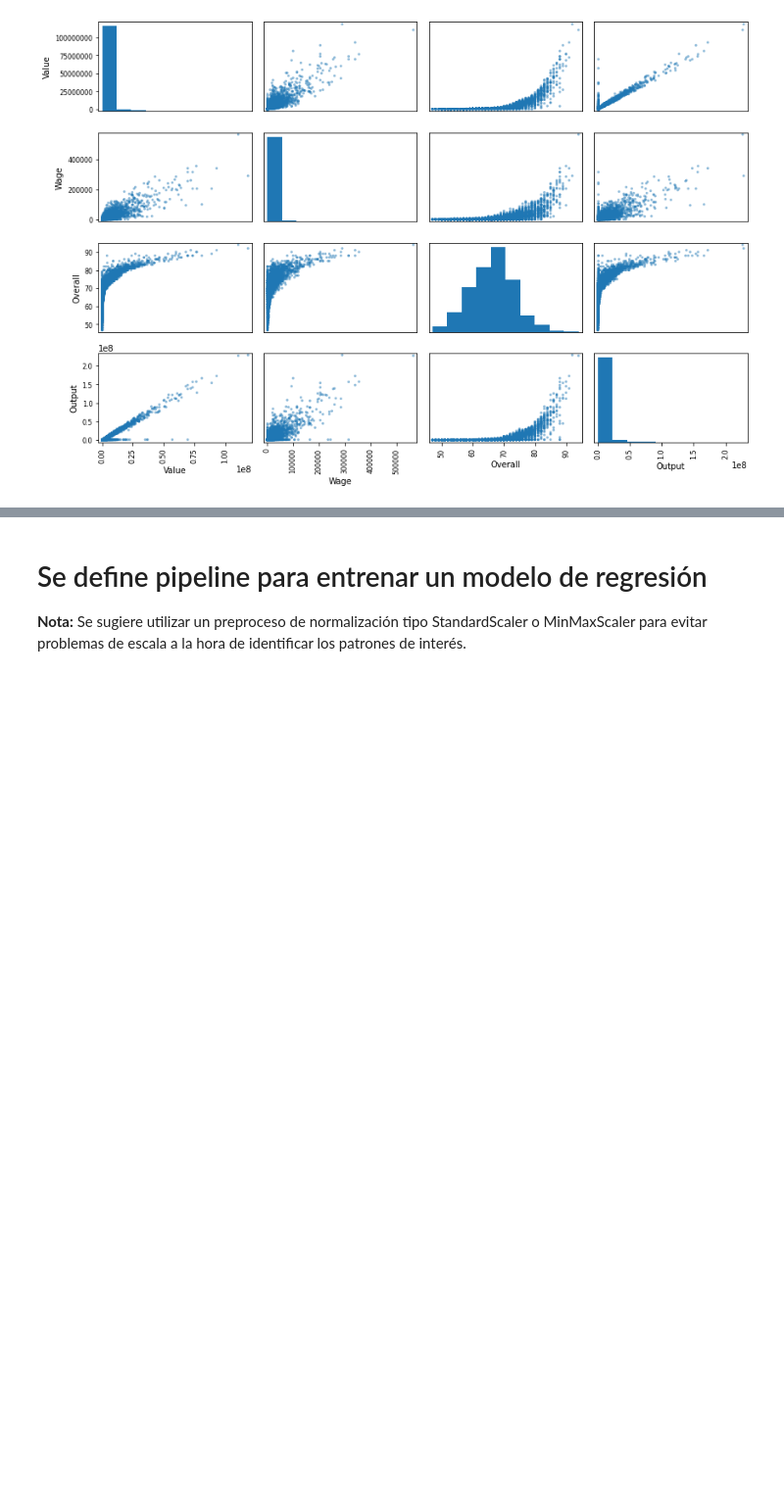
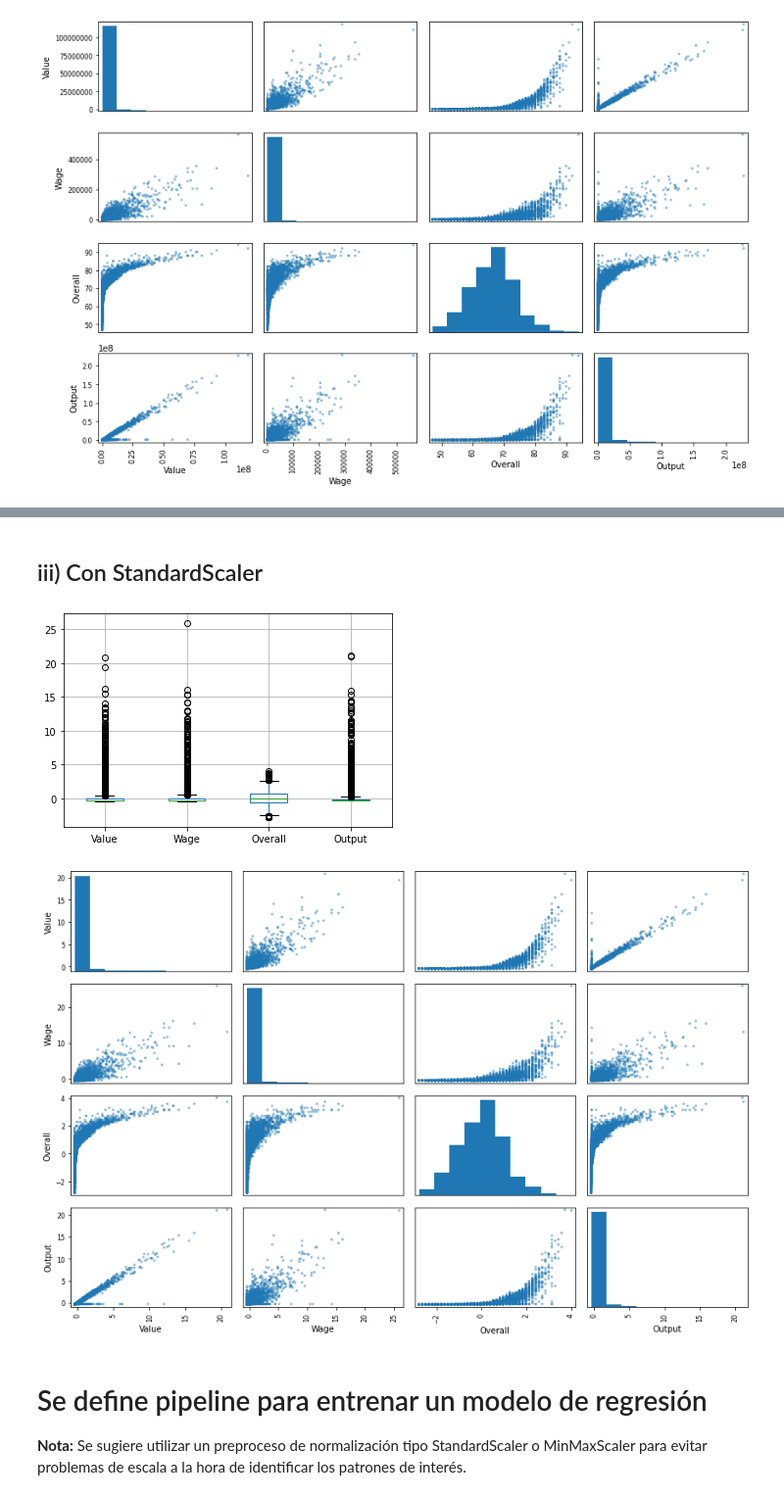
Before and after one commit to mamenaca/TareasMineriaDatos_Semana1, a Jupyter notebook: 2_Regresion/3_CVRegresion_fifa.ipynb, the cells around one changed output, grey strips where cells are left out. Shown at 98% size. Cells and saved outputs as stored; diff of their text form; code cells hidden in the pictures; blank space fills up the shorter version.

```diff
--- a/2_Regresion/3_CVRegresion_fifa.ipynb
+++ b/2_Regresion/3_CVRegresion_fifa.ipynb
@@ -428,3 +430,19 @@ plt.show()
+# %% [markdown]
+## iii) Con StandardScaler
+# %%
+from sklearn.preprocessing import StandardScaler
+scaler = StandardScaler()
+#scaler = MinMaxScaler()
+
+Xm_pre_sca = pd.DataFrame(scaler.fit_transform(Xm),columns=Xm.columns)
+Xm_pre_sca.boxplot()#grafica de caja
+plt.show()
+scatter_matrix(Xm_pre_sca, figsize=(12, 8)) #scatter con histogramas
+plt.tight_layout()
+plt.show()
+# %% [output]
+[figure, added]
+[figure, added]
 # %% [markdown]
 # Se define pipeline para entrenar un modelo de regresión
 
```
Also changed, not shown: parts of 2 cells of this notebook.
